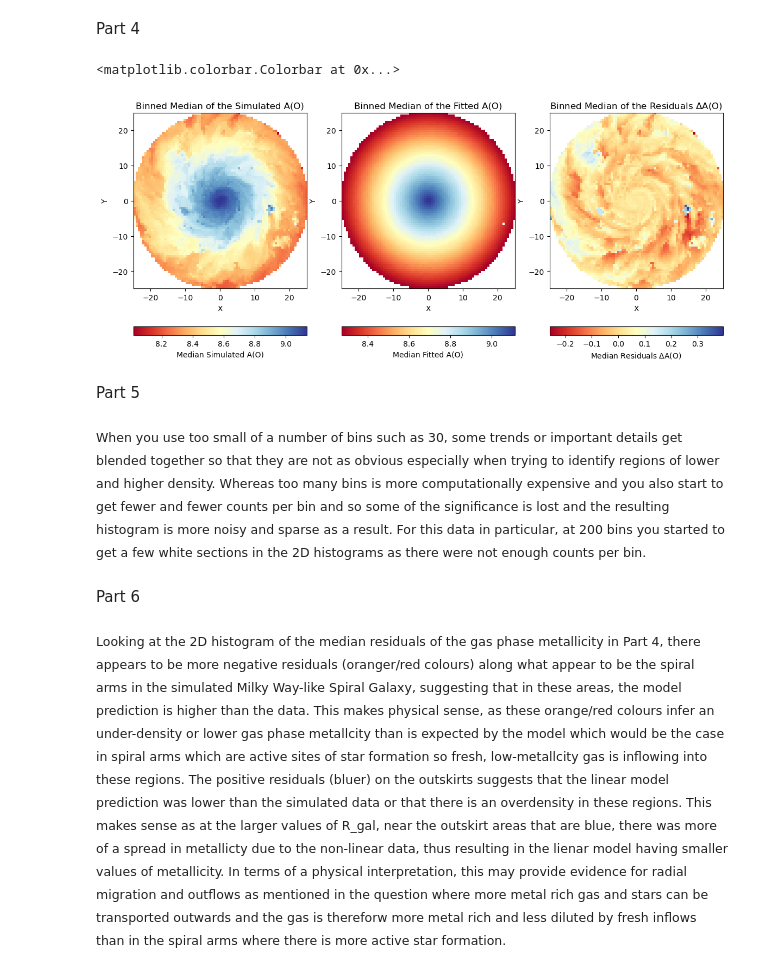
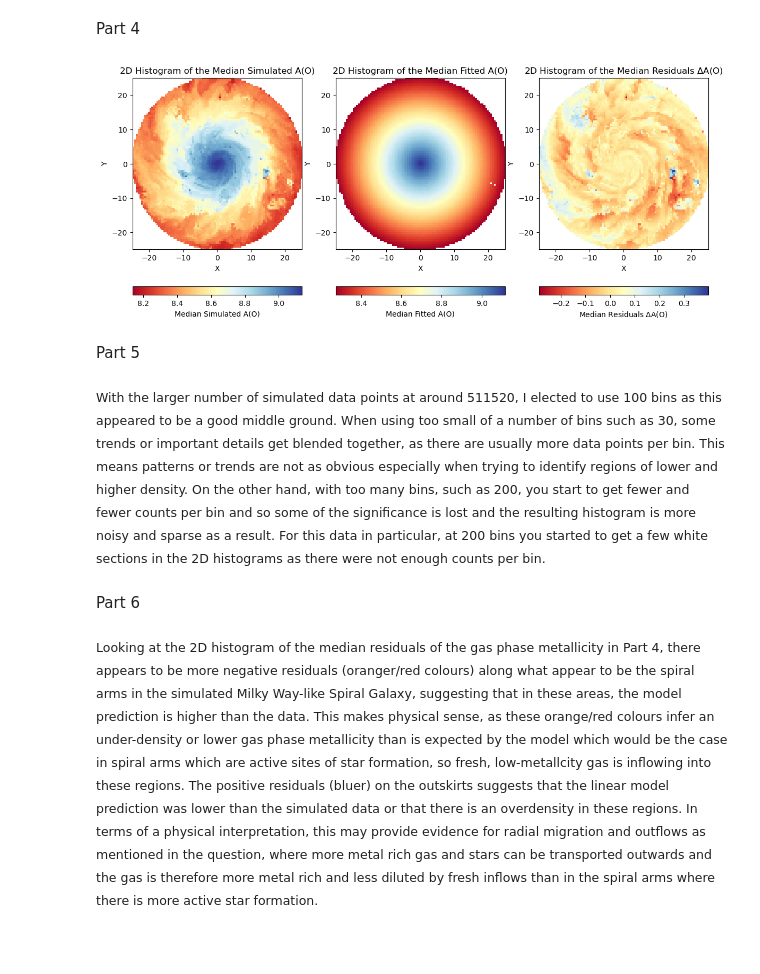
Before and after one commit to alannah-f/ASTR4004A2, a Jupyter notebook: Question3.ipynb, the cells around one changed output. Cells and saved outputs as stored; diff of their text form; code cells hidden in the pictures; blank space fills up the shorter version.

Commit message:
Read through and add detail to Part 5 and 6

```diff
--- a/Question3.ipynb
+++ b/Question3.ipynb
@@ -115,44 +115,43 @@ Part 4
 # %%
 #Importing the necessary module for 2D histograms
 from scipy.stats import binned_statistic_2d
 #Setting up the three-panel plot
 fig, (ax1,ax2,ax3)= plt.subplots(1,3,figsize=(14,6))
 #For part a, doing a 2D histogram of the median simulated A(0) for the x vs. y plane
-bin_stat_mean, xedges, yedges, binnumber = binned_statistic_2d(x, y, A_0, statistic='median', bins=80)
+bin_stat_mean, xedges, yedges, binnumber = binned_statistic_2d(x, y, A_0, statistic='median', bins=100)
 im1 = ax1.imshow(bin_stat_mean.T, origin='lower', aspect='auto',
                    extent=[xedges[0], xedges[-1], yedges[0], yedges[-1]],
                    cmap='RdYlBu')
-ax1.set_title("Binned Median of the Simulated A(O)")
+ax1.set_title("2D Histogram of the Median Simulated A(O)")
 ax1.set_xlabel("X")
 ax1.set_ylabel("Y")
 plt.colorbar(im1, ax=ax1, label="Median Simulated A(O)", orientation='horizontal')
 #For part b, doing a 2D histogram of the median fitted A(O) for the x vs. y plane
-bin_stat_mean2, xedges2, yedges2, binnumber2 = binned_statistic_2d(x, y, fitted_A_O, statistic='median', bins=80)
+bin_stat_mean2, xedges2, yedges2, binnumber2 = binned_statistic_2d(x, y, fitted_A_O, statistic='median', bins=100)
 im2 = ax2.imshow(bin_stat_mean2.T, origin='lower', aspect='auto',
                    extent=[xedges2[0], xedges2[-1], yedges2[0], yedges2[-1]],
                    cmap='RdYlBu')
-ax2.set_title("Binned Median of the Fitted A(O)")
+ax2.set_title("2D Histogram of the Median Fitted A(O)")
 ax2.set_xlabel("X")
 ax2.set_ylabel("Y")
 plt.colorbar(im2, ax=ax2, label="Median Fitted A(O)", orientation='horizontal')
 #For part c, doing a 2D histogram of the median residuals \Delta A(0) for the x vs. y plane
-bin_stat_mean3, xedges3, yedges3, binnumber3 = binned_statistic_2d(x, y, residuals, statistic='median', bins=80)
+bin_stat_mean3, xedges3, yedges3, binnumber3 = binned_statistic_2d(x, y, residuals, statistic='median', bins=100)
 im3 = ax3.imshow(bin_stat_mean3.T, origin='lower', aspect='auto',
                    extent=[xedges3[0], xedges3[-1], yedges3[0], yedges3[-1]],
                    cmap='RdYlBu')
-ax3.set_title("Binned Median of the Residuals $\Delta$A(O)")
+ax3.set_title("2D Histogram of the Median Residuals $\Delta$A(O)")
 ax3.set_xlabel("X")
 ax3.set_ylabel("Y")
 plt.colorbar(im3, ax=ax3, label="Median Residuals $\Delta$A(O)", orientation='horizontal')
-#plt.savefig("figures/Q3Part4_2DHistograms.png", dpi=300, bbox_inches="tight")
+plt.savefig("figures/Q3Part4_2DHistograms.png", dpi=300, bbox_inches="tight")
 # %% [output]
-<matplotlib.colorbar.Colorbar at 0x...>
-[figure, old version]
+[figure, new version]
 # %% [markdown]
 Part 5
 # %% [markdown]
-<small> When you use too small of a number of bins such as 30, some trends or important details get blended together so that they are not as obvious especially when trying to identify regions of lower and higher density. Whereas too many bins is more computationally expensive and you also start to get fewer and fewer counts per bin and so some of the significance is lost and the resulting histogram is more noisy and sparse as a result. For this data in particular, at 200 bins you started to get a few white sections in the 2D histograms as there were not enough counts per bin. </small>
+<small> With the larger number of simulated data points at around 511520, I elected to use 100 bins as this appeared to be a good middle ground. When using too small of a number of bins such as 30, some trends or important details get blended together, as there are usually more data points per bin. This means patterns or trends are not as obvious especially when trying to identify regions of lower and higher density. On the other hand, with too many bins, such as 200, you start to get fewer and fewer counts per bin and so some of the significance is lost and the resulting histogram is more noisy and sparse as a result. For this data in particular, at 200 bins you started to get a few white sections in the 2D histograms as there were not enough counts per bin. </small>
 # %% [markdown]
 Part 6
 # %% [markdown]
-<small> Looking at the 2D histogram of the median residuals of the gas phase metallicity in Part 4, there appears to be more negative residuals (oranger/red colours) along what appear to be the spiral arms in the simulated Milky Way-like Spiral Galaxy, suggesting that in these areas, the model prediction is higher than the data. This makes physical sense, as these orange/red colours infer an under-density or lower gas phase metallcity than is expected by the model which would be the case in spiral arms which are active sites of star formation so fresh, low-metallcity gas is inflowing into these regions. The positive residuals (bluer) on the outskirts suggests that the linear model prediction was lower than the simulated data or that there is an overdensity in these regions. This makes sense as at the larger values of R_gal, near the outskirt areas that are blue, there was more of a spread in metallicty due to the non-linear data, thus resulting in the lienar model having smaller values of metallicity. In terms of a physical interpretation, this may provide evidence for radial migration and outflows as mentioned in the question where more metal rich gas and stars can be transported outwards and the gas is thereforw more metal rich and less diluted by fresh inflows than in the spiral arms where there is more active star formation.   </small>
+<small> Looking at the 2D histogram of the median residuals of the gas phase metallicity in Part 4, there appears to be more negative residuals (oranger/red colours) along what appear to be the spiral arms in the simulated Milky Way-like Spiral Galaxy, suggesting that in these areas, the model prediction is higher than the data. This makes physical sense, as these orange/red colours infer an under-density or lower gas phase metallicity than is expected by the model which would be the case in spiral arms which are active sites of star formation, so fresh, low-metallcity gas is inflowing into these regions. The positive residuals (bluer) on the outskirts suggests that the linear model prediction was lower than the simulated data or that there is an overdensity in these regions. In terms of a physical interpretation, this may provide evidence for radial migration and outflows as mentioned in the question, where more metal rich gas and stars can be transported outwards and the gas is therefore more metal rich and less diluted by fresh inflows than in the spiral arms where there is more active star formation.   </small>
```
Also changed, not shown: parts of 2 cells of this notebook.
